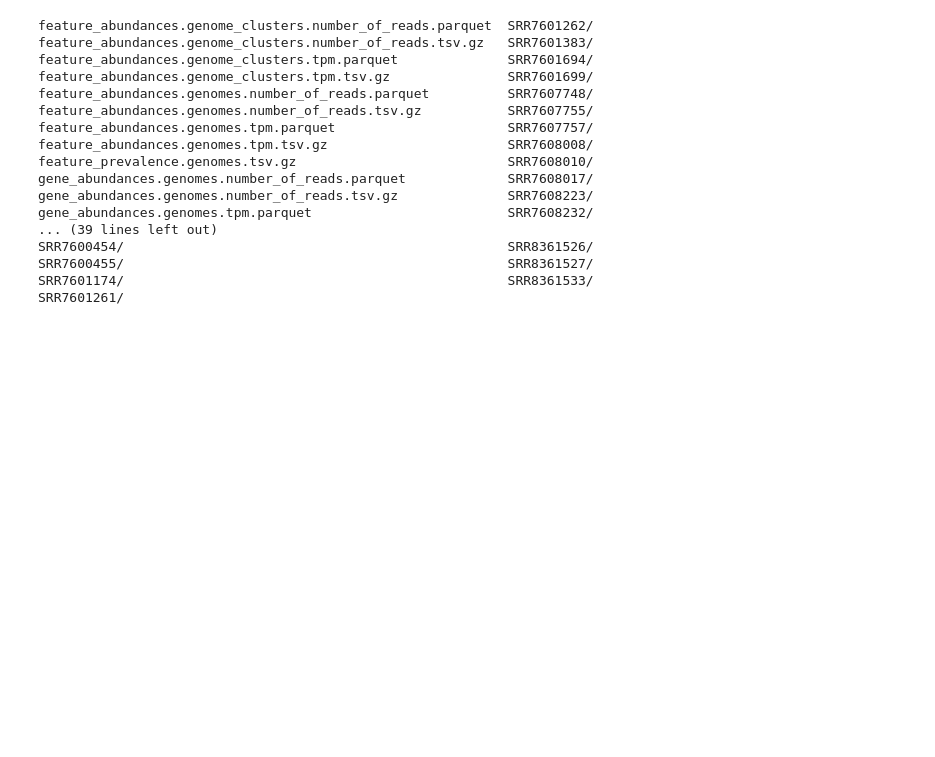
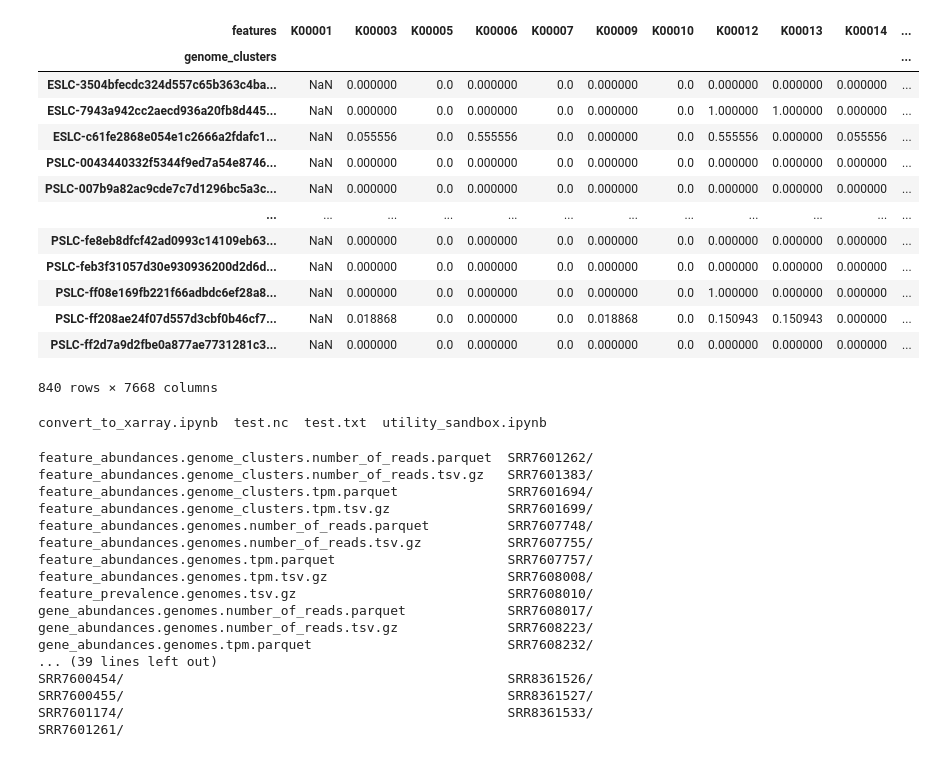
Before and after one commit to jolespin/leviathan, a Jupyter notebook: notebooks/convert_to_xarray.ipynb, the cells around one changed output. Cells and saved outputs as stored; diff of their text form; code cells hidden in the pictures; blank space fills up the shorter version.

```diff
--- a/notebooks/convert_to_xarray.ipynb
+++ b/notebooks/convert_to_xarray.ipynb
@@ -143,3 +212,24 @@ Coordinates:
+# %%
+ds.sel(samples="SRR7592225")["prevalence-ratio"].to_pandas()
+# %% [output]
+| features | K00001 | K00003 | K00005 | K00006 | K00007 | K00009 | K00010 | K00012 | K00013 | K00014 | ... |
+| genome_clusters |  |  |  |  |  |  |  |  |  |  | ... |
+| ESLC-3504bfecdc324d557c65b363c4ba... | NaN | 0.000000 | 0.0 | 0.000000 | 0.0 | 0.000000 | 0.0 | 0.000000 | 0.000000 | 0.000000 | ... |
+| ESLC-7943a942cc2aecd936a20fb8d445... | NaN | 0.000000 | 0.0 | 0.000000 | 0.0 | 0.000000 | 0.0 | 1.000000 | 1.000000 | 0.000000 | ... |
+| ESLC-c61fe2868e054e1c2666a2fdafc1... | NaN | 0.055556 | 0.0 | 0.555556 | 0.0 | 0.000000 | 0.0 | 0.555556 | 0.000000 | 0.055556 | ... |
+| PSLC-0043440332f5344f9ed7a54e8746... | NaN | 0.000000 | 0.0 | 0.000000 | 0.0 | 0.000000 | 0.0 | 0.000000 | 0.000000 | 0.000000 | ... |
+| PSLC-007b9a82ac9cde7c7d1296bc5a3c... | NaN | 0.000000 | 0.0 | 0.000000 | 0.0 | 0.000000 | 0.0 | 0.000000 | 0.000000 | 0.000000 | ... |
+| ... | ... | ... | ... | ... | ... | ... | ... | ... | ... | ... | ... |
+| PSLC-fe8eb8dfcf42ad0993c14109eb63... | NaN | 0.000000 | 0.0 | 0.000000 | 0.0 | 0.000000 | 0.0 | 0.000000 | 0.000000 | 0.000000 | ... |
+| PSLC-feb3f31057d30e930936200d2d6d... | NaN | 0.000000 | 0.0 | 0.000000 | 0.0 | 0.000000 | 0.0 | 0.000000 | 0.000000 | 0.000000 | ... |
+| PSLC-ff08e169fb221f66adbdc6ef28a8... | NaN | 0.000000 | 0.0 | 0.000000 | 0.0 | 0.000000 | 0.0 | 1.000000 | 0.000000 | 0.000000 | ... |
+| PSLC-ff208ae24f07d557d3cbf0b46cf7... | NaN | 0.018868 | 0.0 | 0.000000 | 0.0 | 0.018868 | 0.0 | 0.150943 | 0.150943 | 0.000000 | ... |
+| PSLC-ff2d7a9d2fbe0a877ae7731281c3... | NaN | 0.000000 | 0.0 | 0.000000 | 0.0 | 0.000000 | 0.0 | 0.000000 | 0.000000 | 0.000000 | ... |
+840 rows × 7668 columns
+# %%
+ls
+# %% [output]
+convert_to_xarray.ipynb  test.nc  test.txt  utility_sandbox.ipynb
 # %%
 ls /home/ec2-user/SageMaker/s3/newatlantis-case-studies-db-prod/PRJNA621969-Nowinski_et_al_2019-PhytoplanktonBloom/Analysis/leviathan_output/profiling/DNA/pathway/
 # %% [output]
```
Also changed, not shown: parts of 16 cells of this notebook, 11 other files.
